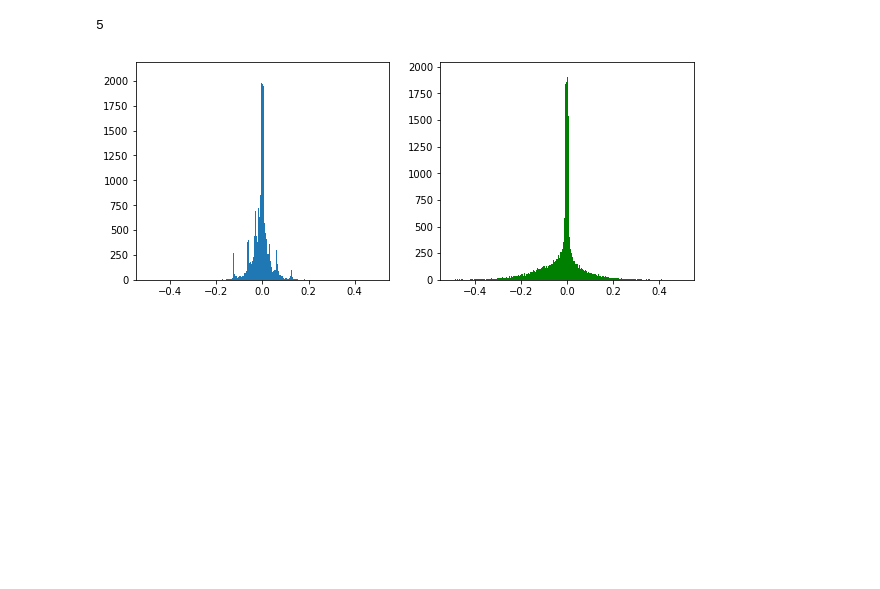
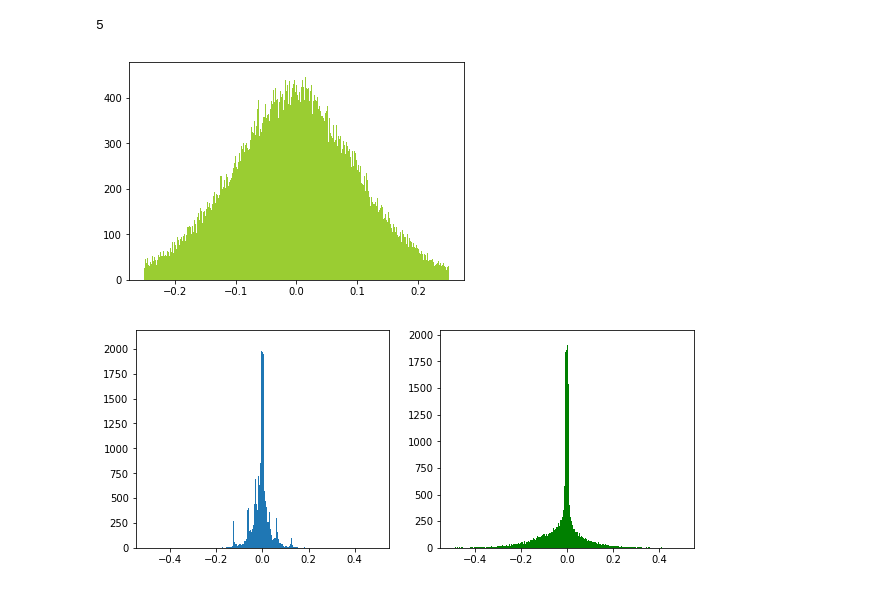
Before and after one commit to wakanapo/cnn_library_for_cpu, a Jupyter notebook: experiment/MLP_fp32_vs_fp16.ipynb, the cells around one changed output. Drawn from its saved outputs; the diff is of its cells as text; code cells hidden in the pictures; blank space fills up the shorter version.

```diff
--- a/experiment/MLP_fp32_vs_fp16.ipynb
+++ b/experiment/MLP_fp32_vs_fp16.ipynb
@@ -30,10 +30,18 @@ len(params.biases[2].b)
 # %%
 import numpy as np
 # %%
-w1_h = np.array(params.weights[0].w)
+w = list(params.weights[0].w) + list(params.weights[3].w) + list(params.weights[1].w) + list(params.weights[2].w)
+w += list(params.biases[0].b) + list(params.biases[1].b) + list(params.biases[2].b) + list(params.biases[3].b)
+w = np.array(w)
 b1_h = np.array(params.biases[0].b)
 w2_h = np.array(params.weights[1].w)
 b2_h = np.array(params.biases[1].b)
+# %%
+plt.hist(w, bins=1000, range=(-0.25, 0.25), color='')
+plt.savefig('params_all.png')
+plt.show()
+# %% [output]
+[figure, added]
 # %%
 params_f = cnn_params_pb2.Params()
 try:
```
Also changed, not shown: parts of 1 cell of this notebook, 1 other file.
